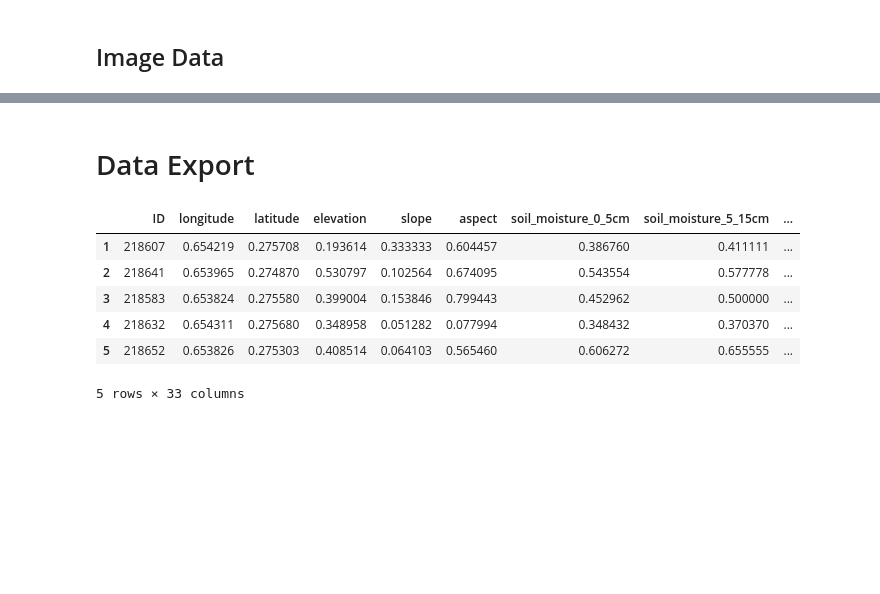
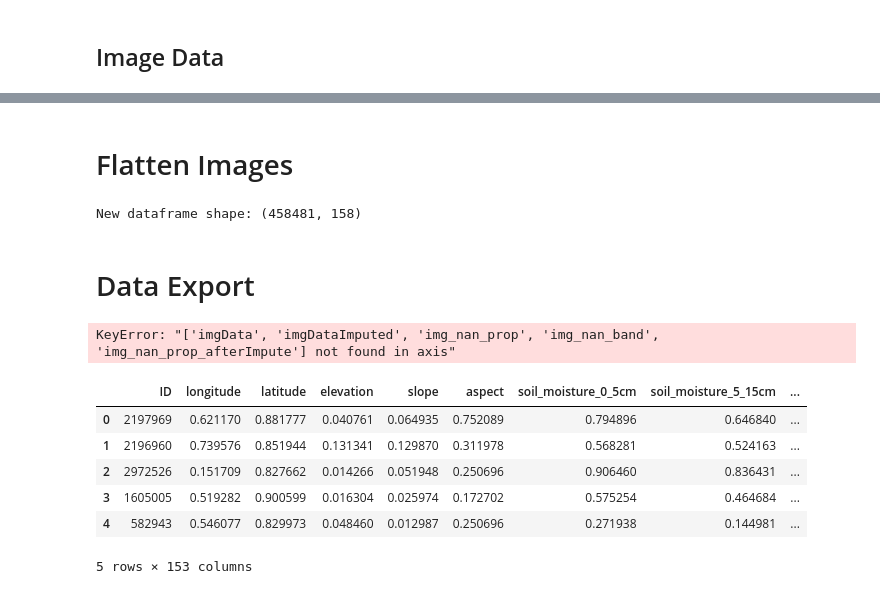
Before and after one commit to awilliams101111/dst-group-work, a Jupyter notebook: GlobalGeoTree/DPP-AW.ipynb, the cells around one changed output, grey strips where cells are left out. Cells and saved outputs as stored; diff of their text form; code cells hidden in the pictures; blank space fills up the shorter version.

```diff
--- a/GlobalGeoTree/DPP-AW.ipynb
+++ b/GlobalGeoTree/DPP-AW.ipynb
@@ -394,7 +395,8 @@ Not a single NaN left!
 # %%
 # Scale all numeric columns to [0, 1]
 scaler = MinMaxScaler()
-df[numericCols] = scaler.fit_transform(df[numericCols])
+dfTrain[numericCols] = scaler.fit_transform(dfTrain[numericCols])
+dfTest[numericCols] = scaler.transform(dfTest[numericCols])
 # %% [markdown]
 ## Image Data
 # %%
@@ -416,0 +426,11 @@ df['imgDataScaled'] = df['imgDataImputed'].apply(lambda t: scale_tensor(t, imgMi
+# %%
+minClassSize = 5 #inclusive
+
+# remove rows with level3_species that occur rarely in training set
+speciesCountsTrain = dfTrain['level3_species'].value_counts()
+speciesCountsTest = dfTest['level3_species'].value_counts()
+
+#keep only species that meet minClassSize in train set and remove species from test set that are not in train set
+speciesToKeepTrain = speciesCountsTrain[speciesCountsTrain >= minClassSize].index
+dfTrain = dfTrain[dfTrain['level3_species'].isin(speciesToKeepTrain)]
+dfTest = dfTest[dfTest['level3_species'].isin(speciesToKeepTrain)]
@@ -417,17 +457,46 @@ df['imgDataScaled'] = df['imgDataImputed'].apply(lambda t: scale_tensor(t, imgMi
+# %% [markdown]
+# Flatten Images
+# %%
+# Extract tensor data into 120 new columns (10 bands × 12 months)
+num_months = 12
+num_bands = 10
+
+column_names = [f"Band_{b:02d}_Month_{m:02d}" for b in range(num_bands) for m in range(num_months)]
+
+tensor_dataTrain = dfTrain['imgDataScaled'].apply(lambda tensor: tensor.T.flatten().numpy().astype(np.float32))
+tensor_dfTrain = pd.DataFrame(tensor_dataTrain.tolist(), columns=column_names)
+
+tensor_dataTest = dfTest['imgDataScaled'].apply(lambda tensor: tensor.T.flatten().numpy().astype(np.float32))
+tensor_dfTest = pd.DataFrame(tensor_dataTest.tolist(), columns=column_names)
+
+dfTrain = pd.concat([dfTrain.reset_index(drop=True), tensor_dfTrain], axis=1)
+dfTest = pd.concat([dfTest.reset_index(drop=True), tensor_dfTest], axis=1)
+#df.drop(columns=['imgDataScaled'], inplace=True)
+
+print(f"New dataframe shape: {dfTrain.shape}")
+# %% [output]
+New dataframe shape: (458481, 158)
 # %% [markdown]
 # Data Export
 # %%
-df.sort_values('ID')
+dfTrain.sort_values('ID')
+dfTest.sort_values('ID')
 
 
-colsToDrop = ['imgData', 'imgDataImputed', 'img_nan_prop', 'img_nan_band', 'img_nan_prop_afterImpute']
-df = df.drop(columns=colsToDrop)
-df.head()
+colsToDropTrain = ['imgData', 'imgDataImputed', 'imgDataScaled', 'img_nan_prop', 'img_nan_band', 'img_nan_prop_afterImpute']
+dfTrain = dfTrain.drop(columns=colsToDropTrain)
 # %% [output]
-|  | ID | longitude | latitude | elevation | slope | aspect | soil_moisture_0_5cm | soil_moisture_5_15cm | ... |
-| 1 | 218607 | 0.654219 | 0.275708 | 0.193614 | 0.333333 | 0.604457 | 0.386760 | 0.411111 | ... |
-| 2 | 218641 | 0.653965 | 0.274870 | 0.530797 | 0.102564 | 0.674095 | 0.543554 | 0.577778 | ... |
-| 3 | 218583 | 0.653824 | 0.275580 | 0.399004 | 0.153846 | 0.799443 | 0.452962 | 0.500000 | ... |
-| 4 | 218632 | 0.654311 | 0.275680 | 0.348958 | 0.051282 | 0.077994 | 0.348432 | 0.370370 | ... |
-| 5 | 218652 | 0.653826 | 0.275303 | 0.408514 | 0.064103 | 0.565460 | 0.606272 | 0.655555 | ... |
-5 rows × 33 columns
+KeyError: "['imgData', 'imgDataImputed', 'img_nan_prop', 'img_nan_band', 'img_nan_prop_afterImpute'] not found in axis"
+# %%
+
+colsToDrop = ['imgData', 'imgDataImputed',  'imgDataScaled', 'img_nan_prop', 'img_nan_band']
+dfTest = dfTest.drop(columns=colsToDrop)
+dfTrain.head()
+# %% [output]
+|  | ID | longitude | latitude | elevation | slope | aspect | soil_moisture_0_5cm | soil_moisture_5_15cm | ... |
+| 0 | 2197969 | 0.621170 | 0.881777 | 0.040761 | 0.064935 | 0.752089 | 0.794896 | 0.646840 | ... |
+| 1 | 2196960 | 0.739576 | 0.851944 | 0.131341 | 0.129870 | 0.311978 | 0.568281 | 0.524163 | ... |
+| 2 | 2972526 | 0.151709 | 0.827662 | 0.014266 | 0.051948 | 0.250696 | 0.906460 | 0.836431 | ... |
+| 3 | 1605005 | 0.519282 | 0.900599 | 0.016304 | 0.025974 | 0.172702 | 0.575254 | 0.464684 | ... |
+| 4 | 582943 | 0.546077 | 0.829973 | 0.048460 | 0.012987 | 0.250696 | 0.271938 | 0.144981 | ... |
+5 rows × 153 columns
```
Also changed, not shown: parts of 29 cells of this notebook.
